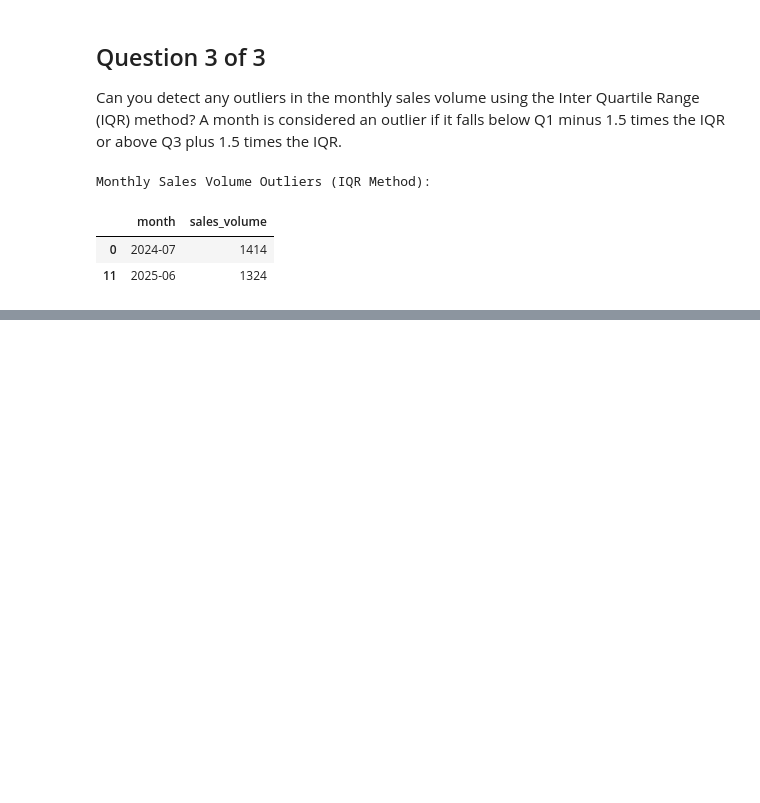
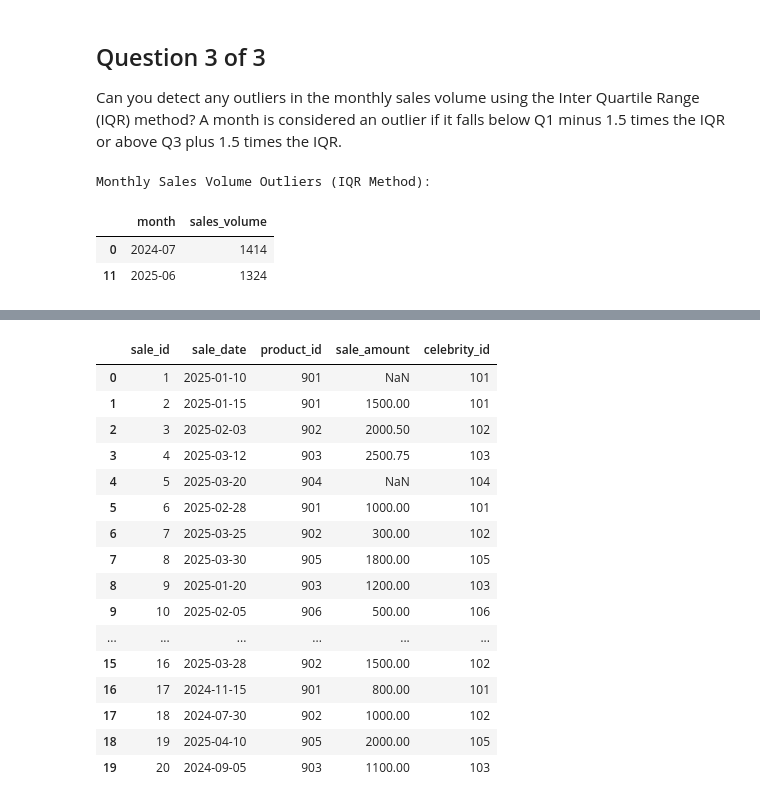
Before and after one commit to Haris-09/Python-Summer-Party-Challenge, a Jupyter notebook: Python_Summer_Party.ipynb, the cells around one changed output, grey strips where cells are left out. Saved outputs shown, nothing was run; the diff lists cells and outputs as text; code cells hidden in the pictures; blank space fills up the shorter version.

```diff
--- a/Python_Summer_Party.ipynb
+++ b/Python_Summer_Party.ipynb
@@ -864,0 +875,27 @@ Monthly Sales Volume Outliers (IQR Method):
+# %%
+fct_sales = """sale_id	 sale_date  	product_id	 sale_amount	 celebrity_id
+1	 2025-01-10	 901	 NaN	 101
+2	 2025-01-15	 901	 1500	 101
+3	 2025-02-03	 902	 2000.5	 102
+4	 2025-03-12	 903	 2500.75	 103
+5	 2025-03-20	 904	 NaN	 104
+6	 2025-02-28	 901	 1000	 101
+7	 2025-03-25	 902	 300	 102
+8	 2025-03-30	 905	 1800	 105
+9  2025-01-20	 903	 1200	 103
+10	 2025-02-05	 906	 500	 106
+11	 2025-03-01	 907	 2200	 107
+12	 2025-02-15	 908	 1300	 101
+13	 2025-03-15	 909	 NaN	 102
+14	 2025-01-25	 910	 900	 108
+15	 2025-02-20	 905	 700	 105
+16	 2025-03-28	 902	 1500	 102
+17	 2024-11-15	 901	 800	 101
+18	 2024-07-30	 902	 1000	 102
+19	 2025-04-10	 905	 2000	 105
+20	 2024-09-05	 903	 1100	 103
+"""
+
+fct_sales = pd.read_csv(io.StringIO(fct_sales), sep='\s\s+', engine='python')
+fct_sales['sale_date'] = pd.to_datetime(fct_sales['sale_date'])
+fct_sales.dtypes
@@ -864,0 +910,20 @@ Monthly Sales Volume Outliers (IQR Method):
+# %%
+fct_sales
+# %% [output]
+|  | sale_id | sale_date | product_id | sale_amount | celebrity_id |
+| 0 | 1 | 2025-01-10 | 901 | NaN | 101 |
+| 1 | 2 | 2025-01-15 | 901 | 1500.00 | 101 |
+| 2 | 3 | 2025-02-03 | 902 | 2000.50 | 102 |
+| 3 | 4 | 2025-03-12 | 903 | 2500.75 | 103 |
+| 4 | 5 | 2025-03-20 | 904 | NaN | 104 |
+| 5 | 6 | 2025-02-28 | 901 | 1000.00 | 101 |
+| 6 | 7 | 2025-03-25 | 902 | 300.00 | 102 |
+| 7 | 8 | 2025-03-30 | 905 | 1800.00 | 105 |
+| 8 | 9 | 2025-01-20 | 903 | 1200.00 | 103 |
+| 9 | 10 | 2025-02-05 | 906 | 500.00 | 106 |
+| ... | ... | ... | ... | ... | ... |
+| 15 | 16 | 2025-03-28 | 902 | 1500.00 | 102 |
+| 16 | 17 | 2024-11-15 | 901 | 800.00 | 101 |
+| 17 | 18 | 2024-07-30 | 902 | 1000.00 | 102 |
+| 18 | 19 | 2025-04-10 | 905 | 2000.00 | 105 |
+| 19 | 20 | 2024-09-05 | 903 | 1100.00 | 103 |
```
Also changed, not shown: parts of 3 cells of this notebook.
